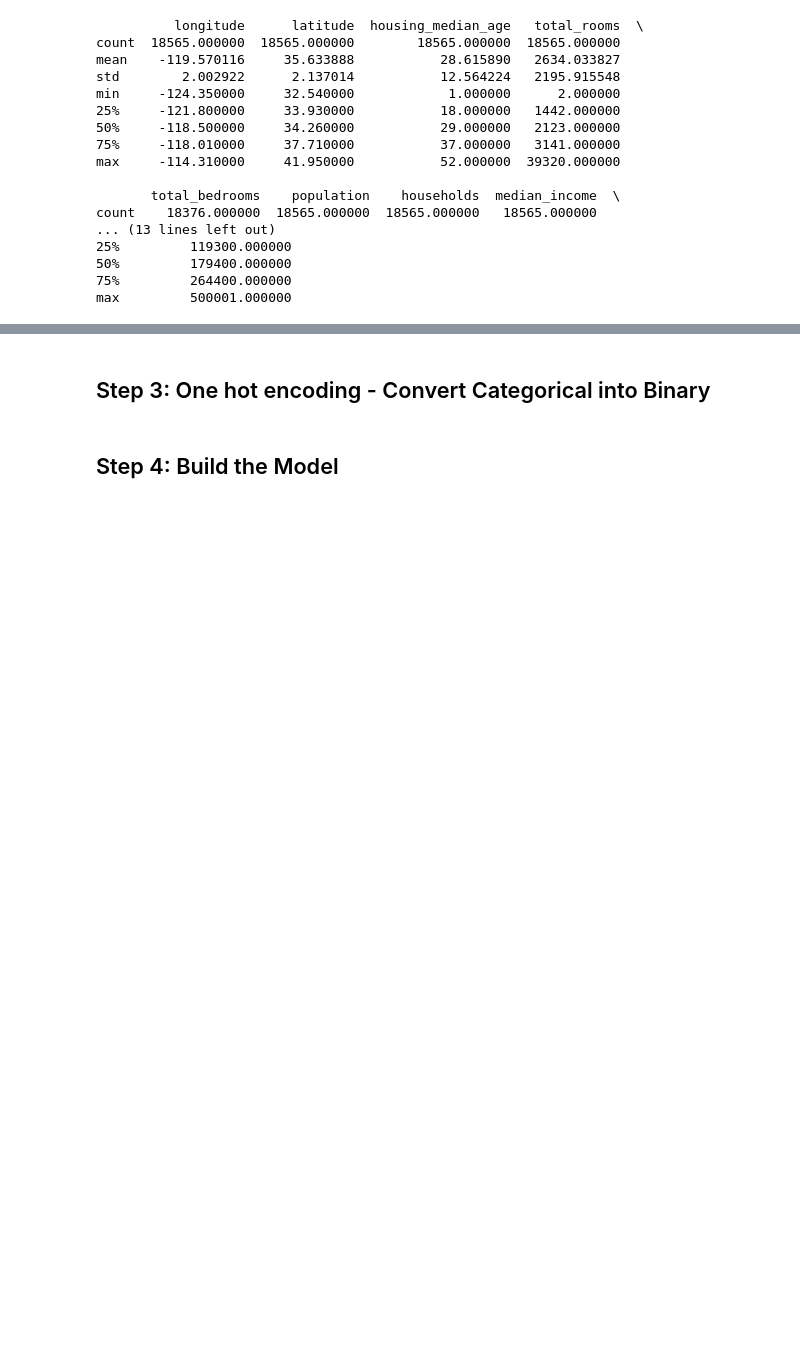
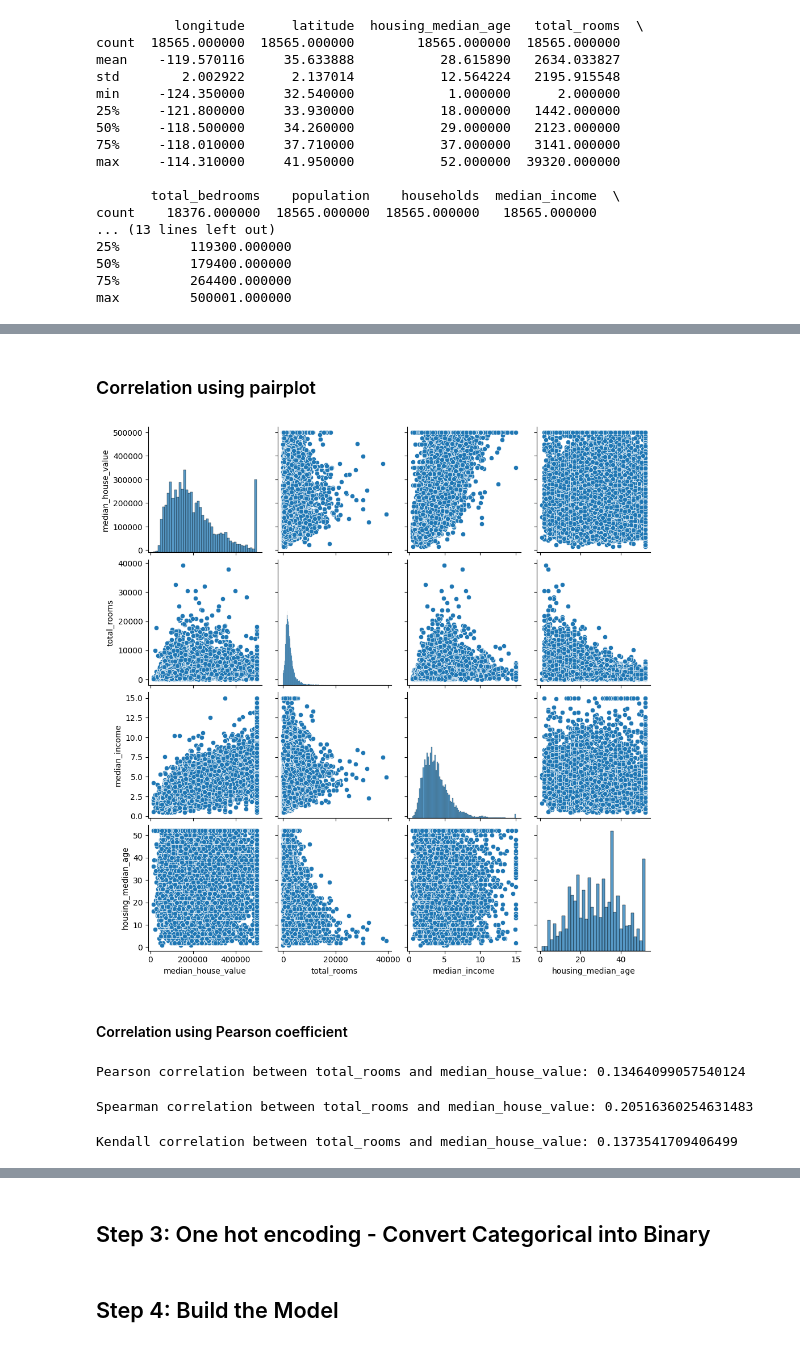
Before and after one commit to AbhishekJunnarkar/DS-ML-Projects, a Jupyter notebook: Module-Capstone-Project/Project_1_Predict_The_House_Prices/notebook/PROJECT-1-PREDICT-HOUSE-PRICES.ipynb, the cells around one changed output, grey strips where cells are left out. Drawn from its saved outputs; the diff is of its cells as text; code cells hidden in the pictures; blank space fills up the shorter version.

```diff
--- a/Module-Capstone-Project/Project_1_Predict_The_House_Prices/notebook/PROJECT-1-PREDICT-HOUSE-PRICES.ipynb
+++ b/Module-Capstone-Project/Project_1_Predict_The_House_Prices/notebook/PROJECT-1-PREDICT-HOUSE-PRICES.ipynb
@@ -101,0 +211,28 @@ Bedrooms column has empty data for 189 rows, replace with mean or median values
+# %% [markdown]
+### Correlation using pairplot
+# %%
+# Pairplot to visually check relationships between features
+sns.pairplot(df[['median_house_value', 'total_rooms', 'median_income', 'housing_median_age']])
+plt.show()
+# %% [output]
+[figure, added]
+# %% [markdown]
+#### Correlation using Pearson coefficient
+# %%
+# Calculate Pearson correlation between two variables
+pearson_corr = df['total_rooms'].corr(df['median_house_value'])
+print(f"Pearson correlation between total_rooms and median_house_value: {pearson_corr}")
+# %% [output]
+Pearson correlation between total_rooms and median_house_value: 0.13464099057540124
+# %%
+# Calculate Spearman's rank correlation
+spearman_corr = df['total_rooms'].corr(df['median_house_value'], method='spearman')
+print(f"Spearman correlation between total_rooms and median_house_value: {spearman_corr}")
+# %% [output]
+Spearman correlation between total_rooms and median_house_value: 0.20516360254631483
+# %%
+# Calculate Kendall’s Tau correlation
+kendall_corr = df['total_rooms'].corr(df['median_house_value'], method='kendall')
+print(f"Kendall correlation between total_rooms and median_house_value: {kendall_corr}")
+# %% [output]
+Kendall correlation between total_rooms and median_house_value: 0.1373541709406499
```
Also changed, not shown: parts of 38 cells of this notebook.
